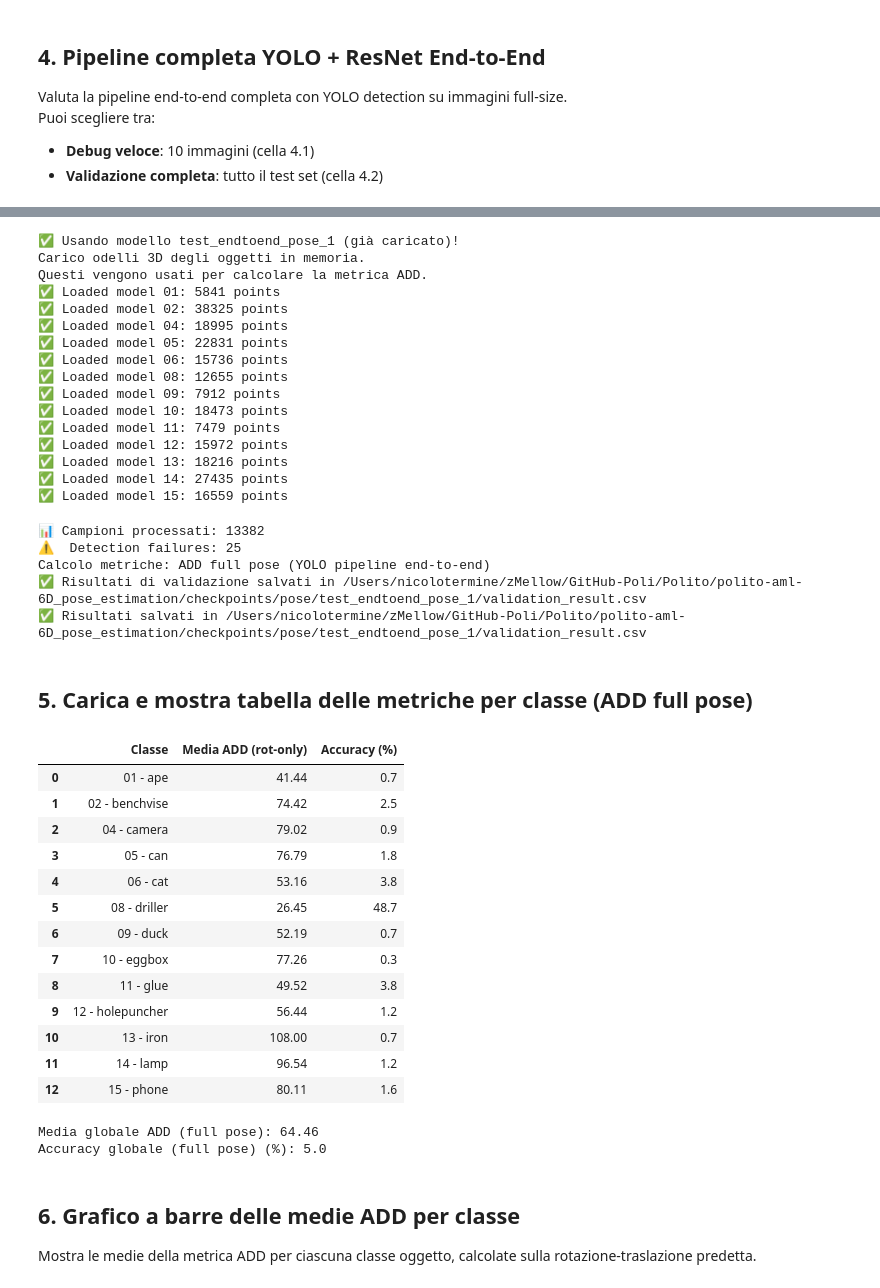
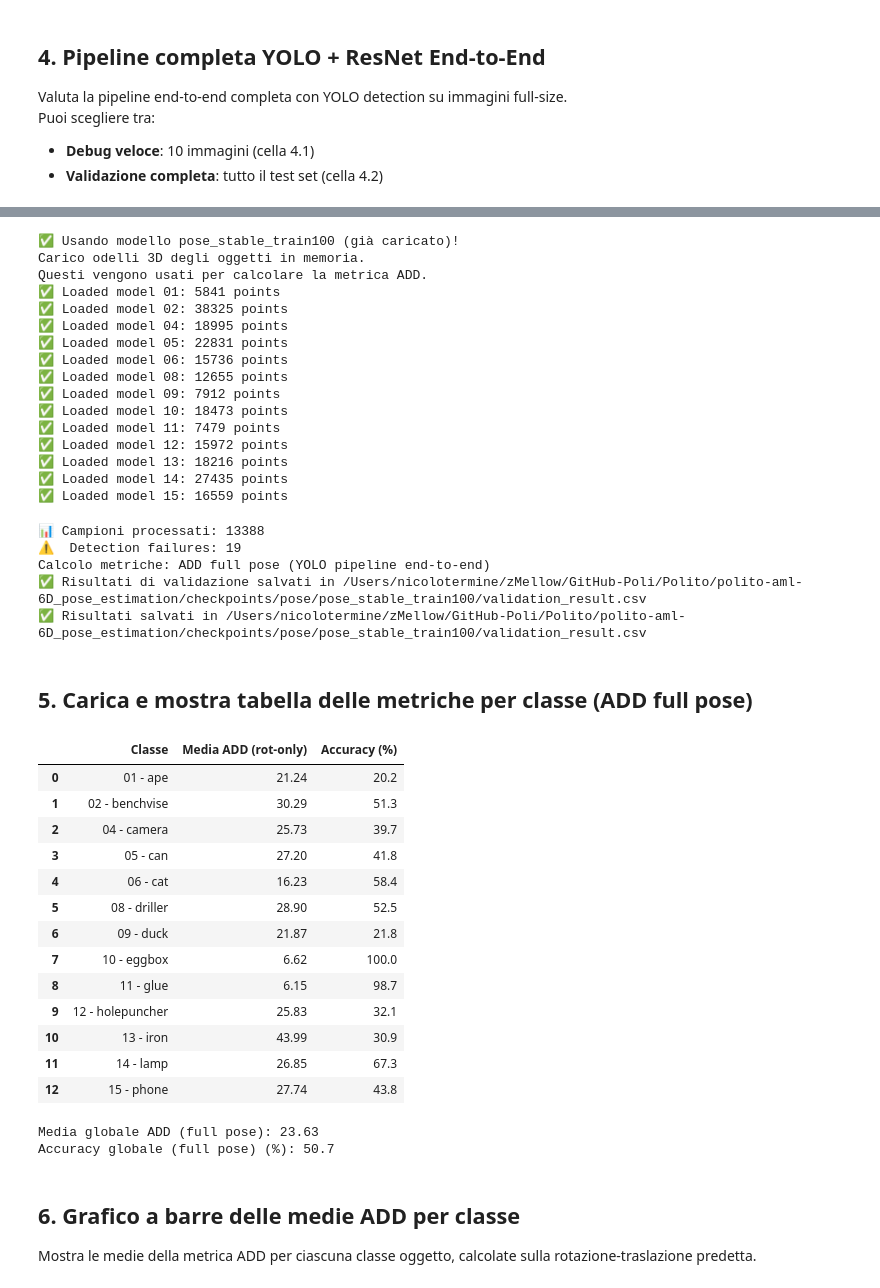
Before and after one commit to ghMellow/polito-aml-6D-pose-estimation, a Jupyter notebook: notebooks/pipeline_endtoend.ipynb, the cells around one changed output, grey strips where cells are left out. Saved outputs shown, nothing was run; the diff lists cells and outputs as text; code cells hidden in the pictures.

```diff
--- a/notebooks/pipeline_endtoend.ipynb
+++ b/notebooks/pipeline_endtoend.ipynb
@@ -35,11 +33,13 @@ train_loader, val_loader, test_loader = create_pose_dataloaders(
 # %%
 # Carica modelli pre-addestrati (YOLO e PoseEstimator End-to-End)
 
-yolo_finetuned_path = Config.CHECKPOINT_DIR / 'yolo' / 'yolo_train5' / 'weights' / 'best.pt'
+yolo_finetuned_path = Config.CHECKPOINT_DIR / 'yolo' / 'yolo_train10' / 'weights' / 'best.pt'
 yolo_detector = YOLODetector(model_name=str(yolo_finetuned_path), num_classes=Config.NUM_CLASSES) if yolo_finetuned_path.exists() else None
-pose_ckpt = Config.CHECKPOINT_DIR / 'pose' / 'test_endtoend_pose_1' / 'weights' / 'best.pt'
+NAME = "pose_stable_train100"
+pose_ckpt = Config.CHECKPOINT_DIR / 'pose' / NAME / 'weights' / 'best.pt'
 model_endtoend = PoseEstimator(pretrained=True).to(Config.DEVICE)
 if pose_ckpt.exists():
-    model_endtoend.load_state_dict(torch.load(pose_ckpt, map_location=Config.DEVICE))
+    checkpoint = torch.load(pose_ckpt, map_location=Config.DEVICE)
+    model_endtoend.load_state_dict(checkpoint['model_state_dict'])
 model_endtoend.eval()
 # %% [output]
@@ -159,9 +159,9 @@ Calcolo metriche: ADD full pose (YOLO pipeline end-to-end)
 # ⚠️ Questa cella può richiedere diversi minuti. Per debug veloce usa la cella precedente (10 immagini)
 
 # Processa tutto il test set (nessun limite)
-run_yolo_endtoend_pipeline(yolo_detector, model_endtoend, test_loader, name='test_endtoend_pose_1')
+run_yolo_endtoend_pipeline(yolo_detector, model_endtoend, test_loader, name=NAME)
 # %% [output]
-✅ Usando modello test_endtoend_pose_1 (già caricato)!
+✅ Usando modello pose_stable_train100 (già caricato)!
 Carico odelli 3D degli oggetti in memoria.
 Questi vengono usati per calcolare la metrica ADD.
 ✅ Loaded model 01: 5841 points
@@ -177,41 +177,41 @@ Questi vengono usati per calcolare la metrica ADD.
 ✅ Loaded model 13: 18216 points
 ✅ Loaded model 14: 27435 points
 ✅ Loaded model 15: 16559 points
-📊 Campioni processati: 13382
-⚠️  Detection failures: 25
+📊 Campioni processati: 13388
+⚠️  Detection failures: 19
 Calcolo metriche: ADD full pose (YOLO pipeline end-to-end)
-✅ Risultati di validazione salvati in /Users/nicolotermine/zMellow/GitHub-Poli/Polito/polito-aml-6D_pose_estimation/checkpoints/pose/test_endtoend_pose_1/validation_result.csv
-✅ Risultati salvati in /Users/nicolotermine/zMellow/GitHub-Poli/Polito/polito-aml-6D_pose_estimation/checkpoints/pose/test_endtoend_pose_1/validation_result.csv
+✅ Risultati di validazione salvati in /Users/nicolotermine/zMellow/GitHub-Poli/Polito/polito-aml-6D_pose_estimation/checkpoints/pose/pose_stable_train100/validation_result.csv
+✅ Risultati salvati in /Users/nicolotermine/zMellow/GitHub-Poli/Polito/polito-aml-6D_pose_estimation/checkpoints/pose/pose_stable_train100/validation_result.csv
 # %% [markdown]
 ## 5. Carica e mostra tabella delle metriche per classe (ADD full pose)
 # %%
 # Carica e mostra tabella delle metriche per classe (ADD full pose)
-val_csv_path = os.path.join(Config.CHECKPOINT_DIR, 'pose', 'test_endtoend_pose_1', 'validation_result.csv')
+val_csv_path = os.path.join(Config.CHECKPOINT_DIR, 'pose', NAME, 'validation_result.csv')
 results_full_pose, _ = load_validation_results(val_csv_path)
 
 data, global_add, global_acc = calc_add_accuracy_per_class(results_full_pose, Config.LINEMOD_OBJECTS)
 
 df = pd.DataFrame(data)
 display(df)
 print(f"\nMedia globale ADD (full pose): {global_add:.2f}")
 print(f"Accuracy globale (full pose) (%): {global_acc:.1f}")
 # %% [output]
 |  | Classe | Media ADD (rot-only) | Accuracy (%) |
-| 0 | 01 - ape | 41.44 | 0.7 |
-| 1 | 02 - benchvise | 74.42 | 2.5 |
-| 2 | 04 - camera | 79.02 | 0.9 |
-| 3 | 05 - can | 76.79 | 1.8 |
-| 4 | 06 - cat | 53.16 | 3.8 |
-| 5 | 08 - driller | 26.45 | 48.7 |
-| 6 | 09 - duck | 52.19 | 0.7 |
-| 7 | 10 - eggbox | 77.26 | 0.3 |
-| 8 | 11 - glue | 49.52 | 3.8 |
-| 9 | 12 - holepuncher | 56.44 | 1.2 |
-| 10 | 13 - iron | 108.00 | 0.7 |
-| 11 | 14 - lamp | 96.54 | 1.2 |
-| 12 | 15 - phone | 80.11 | 1.6 |
+| 0 | 01 - ape | 21.24 | 20.2 |
+| 1 | 02 - benchvise | 30.29 | 51.3 |
+| 2 | 04 - camera | 25.73 | 39.7 |
+| 3 | 05 - can | 27.20 | 41.8 |
+| 4 | 06 - cat | 16.23 | 58.4 |
+| 5 | 08 - driller | 28.90 | 52.5 |
+| 6 | 09 - duck | 21.87 | 21.8 |
+| 7 | 10 - eggbox | 6.62 | 100.0 |
+| 8 | 11 - glue | 6.15 | 98.7 |
+| 9 | 12 - holepuncher | 25.83 | 32.1 |
+| 10 | 13 - iron | 43.99 | 30.9 |
+| 11 | 14 - lamp | 26.85 | 67.3 |
+| 12 | 15 - phone | 27.74 | 43.8 |
-Media globale ADD (full pose): 64.46
-Accuracy globale (full pose) (%): 5.0
+Media globale ADD (full pose): 23.63
+Accuracy globale (full pose) (%): 50.7
 # %% [markdown]
 ## 6. Grafico a barre delle medie ADD per classe
 Mostra le medie della metrica ADD per ciascuna classe oggetto, calcolate sulla rotazione-traslazione predetta.
```
Also changed, not shown: parts of 4 cells of this notebook, 12 other files.
